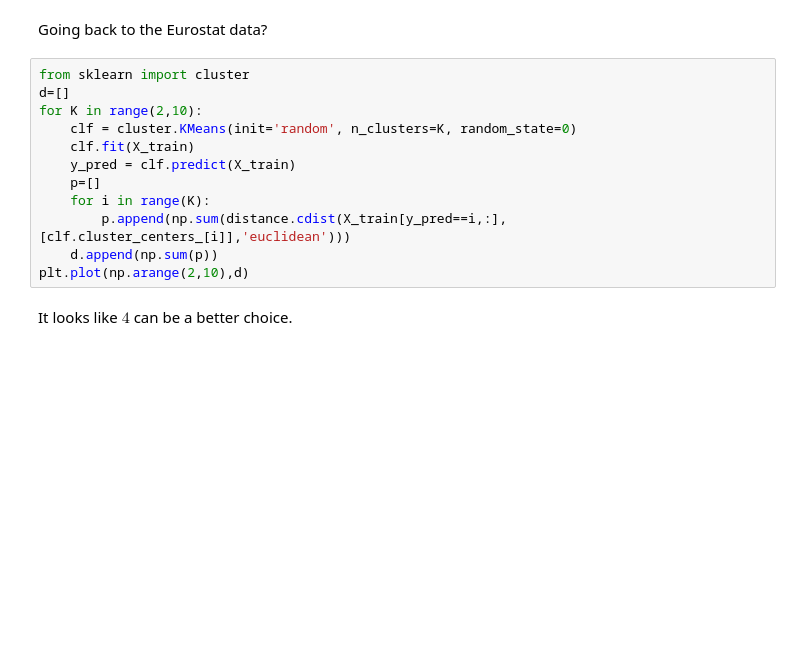
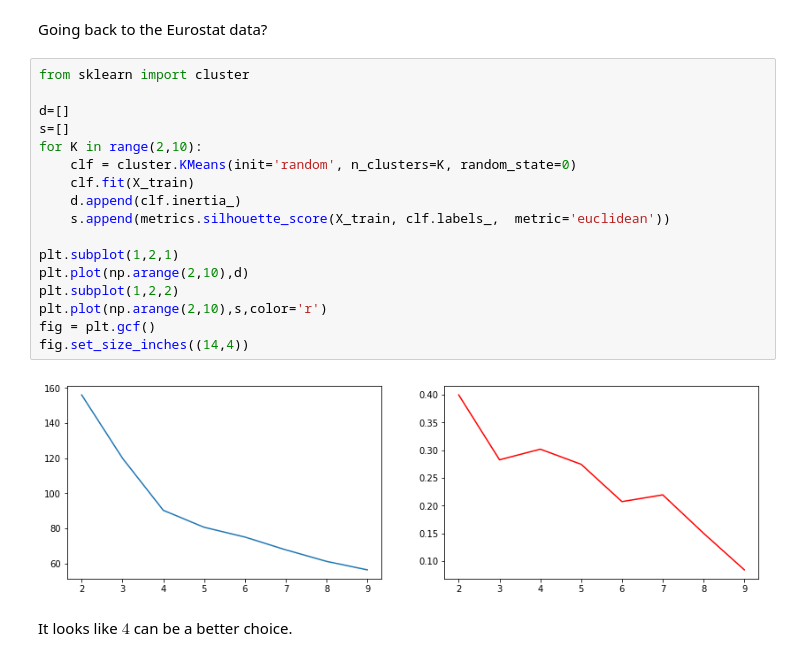
Before and after one commit to rogroc/Postgrau-Data-Science-UB, a Jupyter notebook: 13_UnsupervisedLearning/Case study Eurostat.ipynb, the cells around one changed output. Saved outputs shown, nothing was run; the diff lists cells and outputs as text; blank space fills up the shorter version.

```diff
--- a/13_UnsupervisedLearning/Case study Eurostat.ipynb
+++ b/13_UnsupervisedLearning/Case study Eurostat.ipynb
@@ -322,16 +448,23 @@ Checking at this graph it seems that $3$ is a good number of clusters.
 Going back to the Eurostat data?
 # %%
 from sklearn import cluster
+
 d=[]
+s=[]
 for K in range(2,10):
     clf = cluster.KMeans(init='random', n_clusters=K, random_state=0)
     clf.fit(X_train)
-    y_pred = clf.predict(X_train)
-    p=[]
-    for i in range(K):
-        p.append(np.sum(distance.cdist(X_train[y_pred==i,:],[clf.cluster_centers_[i]],'euclidean')))
-    d.append(np.sum(p))
+    d.append(clf.inertia_)
+    s.append(metrics.silhouette_score(X_train, clf.labels_,  metric='euclidean'))
+
+plt.subplot(1,2,1)
 plt.plot(np.arange(2,10),d)
+plt.subplot(1,2,2)
+plt.plot(np.arange(2,10),s,color='r')
+fig = plt.gcf()
+fig.set_size_inches((14,4))
+# %% [output]
+[figure, added]
 # %% [markdown]
 It looks like $4$ can be a better choice.
 # %% [markdown]
```
Also changed, not shown: parts of 30 cells of this notebook.
